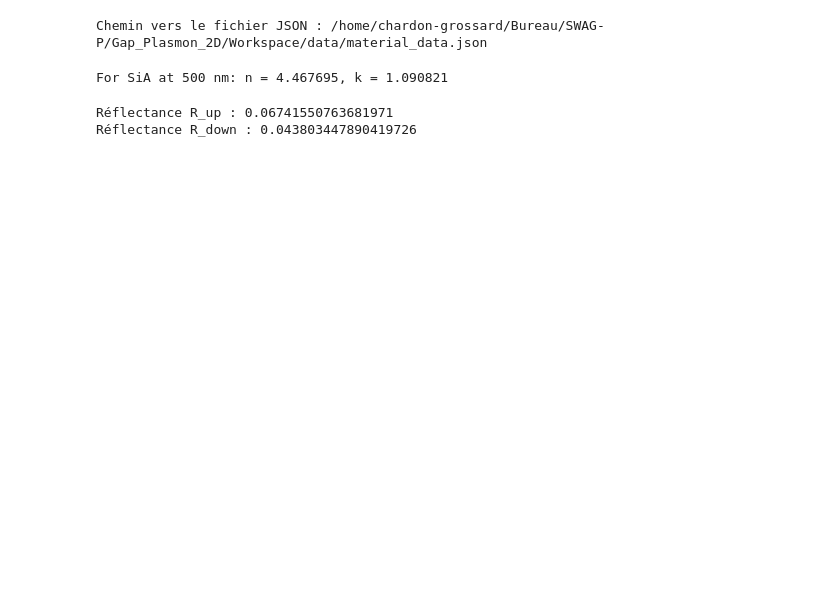
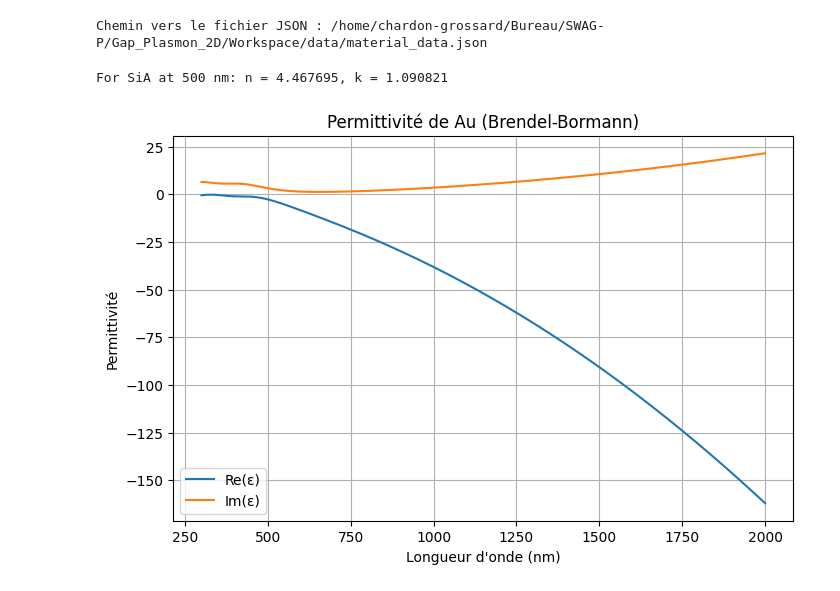
Before and after one commit to Marchombre/SWAG-P, a Jupyter notebook: Gap_Plasmon_2D/Workspace/notebooks/SWAG_Sim.ipynb, the cells around one changed output. Cells and saved outputs as stored; diff of their text form; code cells hidden in the pictures; blank space fills up the shorter version.

```diff
--- a/Gap_Plasmon_2D/Workspace/notebooks/SWAG_Sim.ipynb
+++ b/Gap_Plasmon_2D/Workspace/notebooks/SWAG_Sim.ipynb
@@ -29,3 +44,35 @@ n_val, k_val = get_n_k(material_test, lambda_test, json_path)
 print(f"For {material_test} at {lambda_test} nm: n = {n_val:.6f}, k = {k_val:.6f}")
 # %% [output]
 For SiA at 500 nm: n = 4.467695, k = 1.090821
+# %%
+from Brendel_Bormann import BrendelBormann
+from MaterialsLoader import load_materials, get_material_params
+
+# Charger le fichier JSON des matériaux
+materials_data = load_materials()
+
+# Sélection du matériau
+selected_material = "Au"  # Changer selon le besoin
+f0, omega_p, Gamma0, f, omega, gamma, sigma = get_material_params(selected_material, materials_data)
+
+lambda_range = np.linspace(300, 2000, 500)  # nm
+epsilon_selected = np.empty_like(lambda_range, dtype=complex)
+
+for idx, wavelength in enumerate(lambda_range):
+    epsilon_selected[idx] = BrendelBormann(wavelength, f0, omega_p, Gamma0, f, omega, gamma, sigma)
+# %%
+# Définir la plage de longueurs d'onde (en nm)
+lambda_range = np.linspace(300, 2000, 500)
+
+# Tracé du résultat
+plt.figure(figsize=(8, 5))
+plt.plot(lambda_range, np.real(epsilon_selected), label="Re(ε)")
+plt.plot(lambda_range, np.imag(epsilon_selected), label="Im(ε)")
+plt.xlabel("Longueur d'onde (nm)")
+plt.ylabel("Permittivité")
+plt.title(f"Permittivité de {selected_material} (Brendel-Bormann)")
+plt.legend()
+plt.grid()
+plt.show()
+# %% [output]
+[figure, added]
@@ -76,7 +102,0 @@ n_mod = 100
-# %%
-Rup, Rdown = reflectance(geometry, wave, materials, n_mod)
-print("Réflectance R_up :", Rup)
-print("Réflectance R_down :", Rdown)
-# %% [output]
-Réflectance R_up : 0.06741550763681971
-Réflectance R_down : 0.043803447890419726
```
Also changed, not shown: parts of 9 cells of this notebook, 8 other files.
